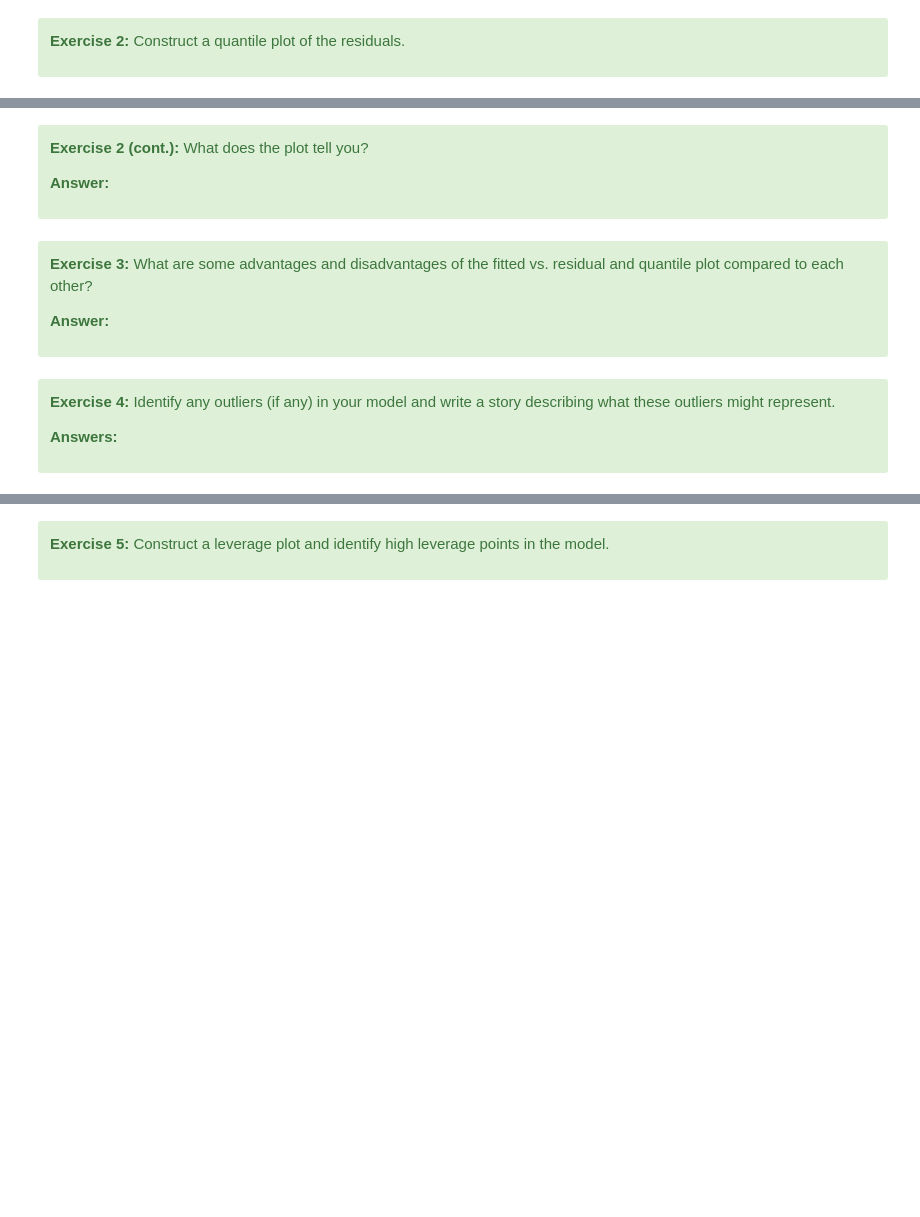
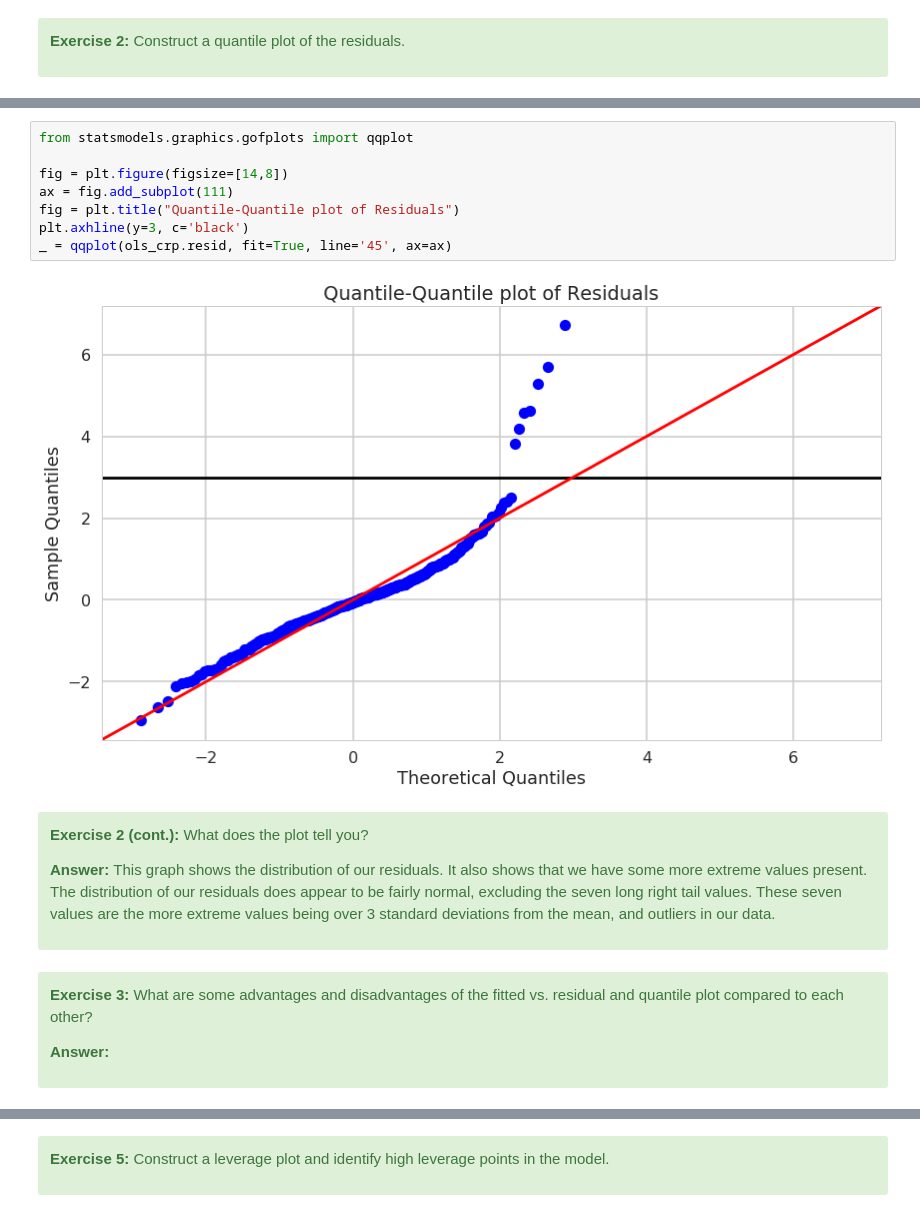
Before and after one commit to SethDKelly/Springboard, a Jupyter notebook: sec11/linear_regression/Mini_Project_Linear_Regression.ipynb, the cells around one changed output, grey strips where cells are left out. Cells and saved outputs as stored; diff of their text form; blank space fills up the shorter version.

Commit message:
Progressing answer 5

```diff
--- a/sec11/linear_regression/Mini_Project_Linear_Regression.ipynb
+++ b/sec11/linear_regression/Mini_Project_Linear_Regression.ipynb
@@ -1240,9 +1239,19 @@ plt.show()
+# %%
+from statsmodels.graphics.gofplots import qqplot
+
+fig = plt.figure(figsize=[14,8])
+ax = fig.add_subplot(111)
+fig = plt.title("Quantile-Quantile plot of Residuals")
+plt.axhline(y=3, c='black')
+_ = qqplot(ols_crp.resid, fit=True, line='45', ax=ax)
+# %% [output]
+[figure, added]
 # %% [markdown]
 <div class="class alert alert-success">
 
 <p><b>Exercise 2 (cont.):</b> What does the plot tell you?</p>
 
-<p><b>Answer: </b></p>
+<p><b>Answer: </b> This graph shows the distribution of our residuals. It also shows that we have some more extreme values present. The distribution of our residuals does appear to be fairly normal, excluding the seven long right tail values. These seven values are the more extreme values being over 3 standard deviations from the mean, and outliers in our data.</p>
 </div>
 # %% [markdown]
 <div class="alert alert-success">
@@ -1251,10 +1260,3 @@ plt.show()
 
 <p><b>Answer:</b> </p>
 </div>
-# %% [markdown]
-<div class="alert alert-success">
-
-<p><b>Exercise 4:</b> Identify any outliers (if any) in your model and write a story describing what these outliers might represent.</p>
-
-<p><b>Answers:</b></p>
-</div>
```
Also changed, not shown: parts of 16 cells of this notebook.
